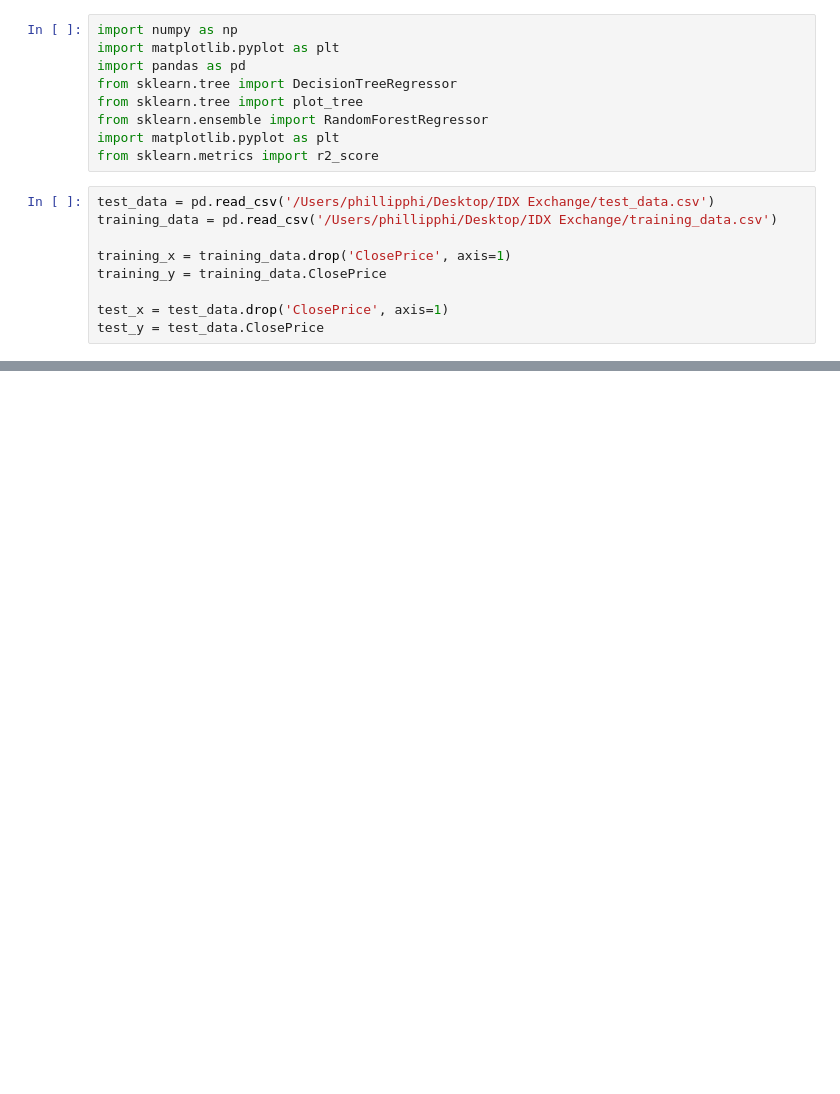
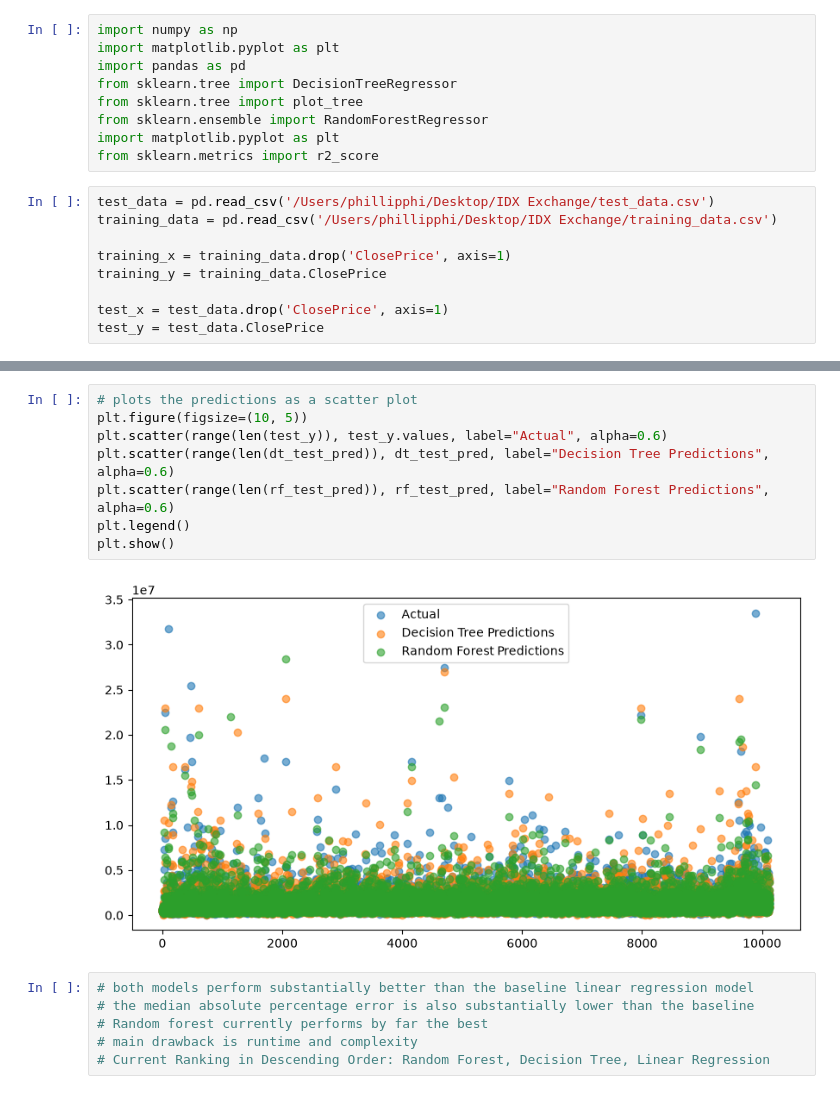
Before and after one commit to phillipphi31/IDX-Exchange-Data-Science, a Jupyter notebook: 04_model_comparison.ipynb, the cells around one changed output, grey strips where cells are left out. Drawn from its saved outputs; the diff is of its cells as text; blank space fills up the shorter version.

```diff
--- a/04_model_comparison.ipynb
+++ b/04_model_comparison.ipynb
@@ -79,0 +122,16 @@ R^2: 0.0106
+# %%
+# plots the predictions as a scatter plot
+plt.figure(figsize=(10, 5))
+plt.scatter(range(len(test_y)), test_y.values, label="Actual", alpha=0.6)
+plt.scatter(range(len(dt_test_pred)), dt_test_pred, label="Decision Tree Predictions", alpha=0.6)
+plt.scatter(range(len(rf_test_pred)), rf_test_pred, label="Random Forest Predictions", alpha=0.6)
+plt.legend()
+plt.show()
+# %% [output]
+[figure, added]
+# %%
+# both models perform substantially better than the baseline linear regression model
+# the median absolute percentage error is also substantially lower than the baseline
+# Random forest currently performs by far the best
+# main drawback is runtime and complexity
+# Current Ranking in Descending Order: Random Forest, Decision Tree, Linear Regression
```
Also changed, not shown: parts of 10 cells of this notebook, 10 other files.
